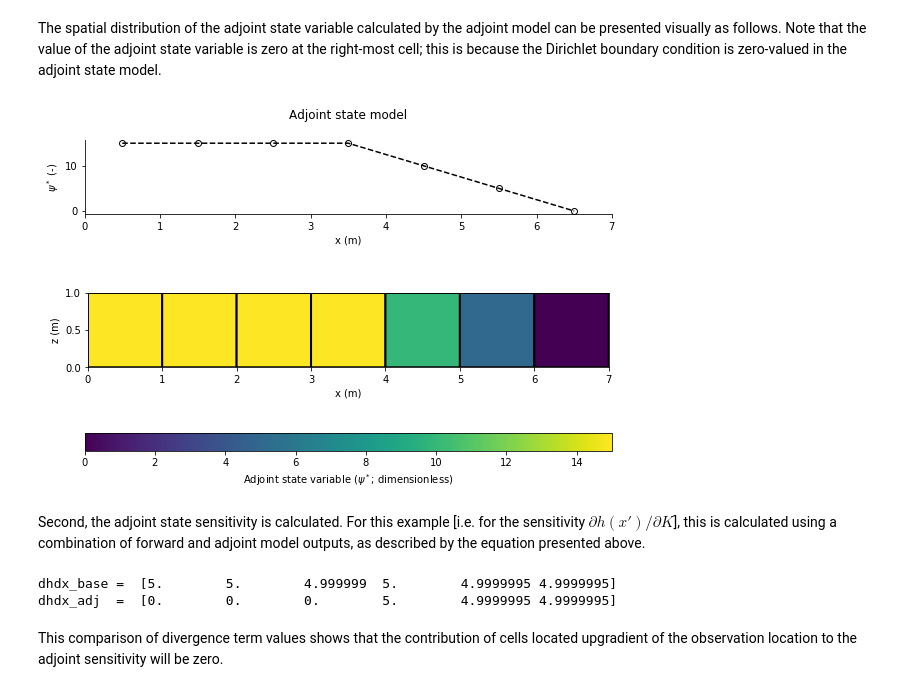
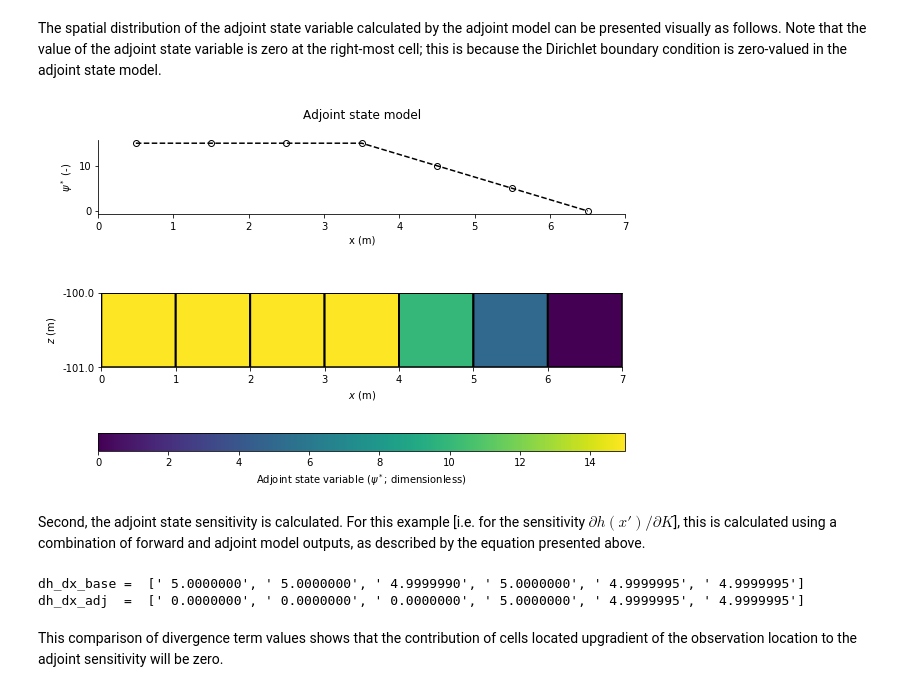
Before and after one commit to christurnadge/1o_adjoint_sensitivities, a Jupyter notebook: 01_Numerical_examples/01_Continuous_approach/01_dh_dK_SS.ipynb, the cells around one changed output. Saved outputs shown, nothing was run; the diff lists cells and outputs as text; code cells hidden in the pictures.

```diff
--- a/01_Numerical_examples/01_Continuous_approach/01_dh_dK_SS.ipynb
+++ b/01_Numerical_examples/01_Continuous_approach/01_dh_dK_SS.ipynb
@@ -203,34 +214,37 @@ The spatial distribution of the adjoint state variable calculated by the adjoint
 # %%
 f,s = plt.subplots(2, 1, figsize=[24.00/2.54, 17.00/2.54])
 s[0].set_aspect(0.06)
 s[0].set_title('Adjoint state model\n')
 s[0].plot(0.5+np.arange(ncol), adj.flatten(), 'ko--', mfc='none')
 s[0].set_xlabel('x (m)')
 s[0].set_ylabel('$\psi^*$ (-)')
 s[0].spines['top'].set_visible(False)
 s[0].spines['right'].set_visible(False)
 s[1].set_aspect('equal')
 p = s[1].pcolor(adj, edgecolors='k', linewidths=2, cmap='viridis')
-s[1].set_xlabel('x (m)')
-s[1].set_ylabel('z (m)')
-l = f.colorbar(p, orientation='horizontal', pad=0.4, aspect=30, label='Adjoint state variable ($\psi^*$; dimensionless)')
+s[1].set_xlabel('$x$ (m)')
+s[1].set_ylabel('$z$ (m)')
+s[1].set_yticks([0., 1.])
+s[1].set_yticklabels([-101., -100.])
+l = f.colorbar(p, orientation='horizontal', pad=0.4, aspect=30,
+               label='Adjoint state variable ($\psi^*$; dimensionless)')
 d = s[0].set_xlim(s[1].get_xlim())
 # %% [output]
-[figure, old version]
+[figure, new version]
 # %% [markdown]
 Second, the adjoint state sensitivity is calculated. For this example [i.e. for the sensitivity $\partial h(x')/\partial K$], this is calculated using a combination of forward and adjoint model outputs, as described by the equation presented above.
 # %%
 #dhdK_adj  = -np.sum(np.gradient(hds_base.flatten())*np.gradient(adj.flatten()))*((float(ncol)-1)/float(ncol))
-dhdx_base = hds_base.flatten()[:-1]-hds_base.flatten()[1:]
-print 'dhdx_base = ',dhdx_base
+dh_dx_base = hds_base.flatten()[:-1]-hds_base.flatten()[1:]
+print 'dh_dx_base = ', [str('%10.7f'% i) for i in dh_dx_base]
 
-dhdx_adj  = adj.flatten()[:-1]-adj.flatten()[1:]
-print 'dhdx_adj  = ',dhdx_adj
+dh_dx_adj  = adj.flatten()[:-1]-adj.flatten()[1:]
+print 'dh_dx_adj  = ', [str('%10.7f'% i) for i in dh_dx_adj]
 
-dhdK_adj  = -np.sum(dhdx_base*dhdx_adj)
+dh_dK_adj  = -np.sum(dh_dx_base*dh_dx_adj)
 # %% [output]
-dhdx_base =  [5.        5.        4.999999  5.        4.9999995 4.9999995]
-dhdx_adj  =  [0.        0.        0.        5.        4.9999995 4.9999995]
+dh_dx_base =  [' 5.0000000', ' 5.0000000', ' 4.9999990', ' 5.0000000', ' 4.9999995', ' 4.9999995']
+dh_dx_adj  =  [' 0.0000000', ' 0.0000000', ' 0.0000000', ' 5.0000000', ' 4.9999995', ' 4.9999995']
 # %% [markdown]
 This comparison of divergence term values shows that the contribution of cells located upgradient of the observation location to the adjoint sensitivity will be zero.
 # %% [markdown]
```
Also changed, not shown: parts of 11 cells of this notebook, 7 other files.
